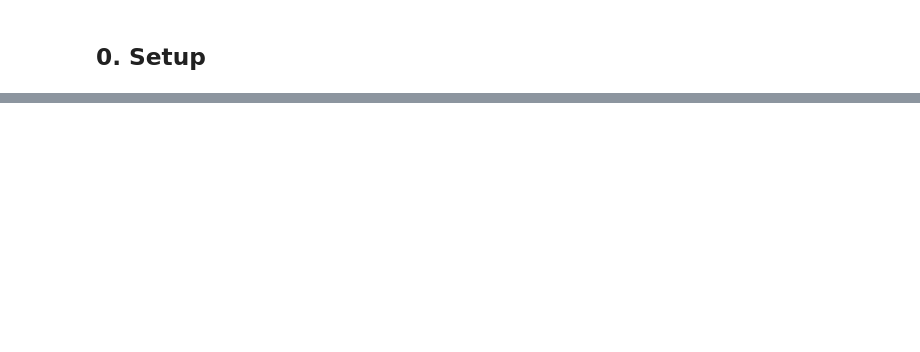
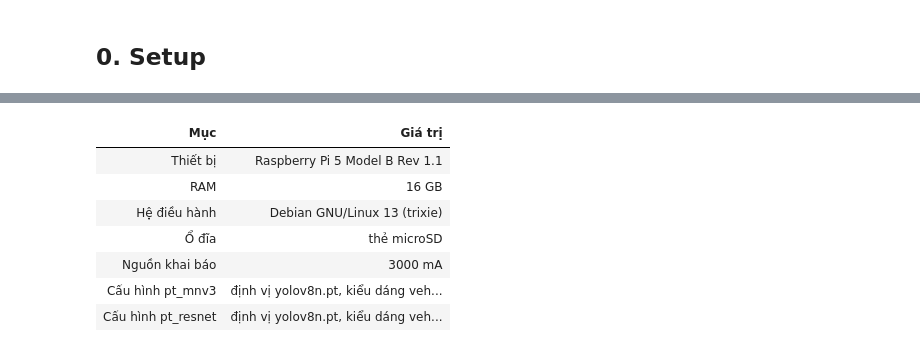
Before and after one commit to UIT-DoAnCuoiKi/UIT2026-DoAnCuoiKi, a Jupyter notebook: src/ml/notebooks/benchmark-raspberry-pi5.ipynb, the cells around one changed output, grey strips where cells are left out. Saved outputs shown, nothing was run; the diff lists cells and outputs as text; code cells hidden in the pictures; blank space fills up the shorter version.

```diff
--- a/src/ml/notebooks/benchmark-raspberry-pi5.ipynb
+++ b/src/ml/notebooks/benchmark-raspberry-pi5.ipynb
@@ -725,0 +15,27 @@ khi backend, portal và camera chạy cùng lúc; chưa thử lượng tử hoá
+# %%
+import re
+from pathlib import Path
+
+import matplotlib.pyplot as plt
+import numpy as np
+import pandas as pd
+from IPython.display import Markdown, display
+
+REPO_ROOT = Path.cwd().resolve().parents[2] if Path.cwd().name == "notebooks" else Path.cwd()
+EXP = REPO_ROOT / "src" / "ml" / "experiments"
+ANH, API, DEV, MA_TRAN = EXP / "pi5_anh_that", EXP / "pi5_do_tre_api", EXP / "anh_that_dev", EXP / "pi5"
+FIG_DIR = REPO_ROOT / "docs" / "report" / "figures"
+
+CAU_HINH = {"pt_mnv3": "MobileNetV3-Small", "pt_resnet": "ResNet18"}
+MAU = {"pt_mnv3": "#009E73", "pt_resnet": "#0072B2"}
+NHOM = {"o_to": "ô tô", "xe_may": "xe máy"}
+
+plt.rcParams.update({"axes.spines.top": False, "axes.spines.right": False, "axes.grid": True,
+                     "grid.alpha": 0.25, "axes.axisbelow": True, "font.size": 10})
+
+
+def so_vn(x, n=1):
+    return f"{x:,.{n}f}".replace(",", "_").replace(".", ",").replace("_", ".")
+
+
+anh = {ch: pd.read_csv(ANH / f"{ch}.csv") for ch in CAU_HINH}
@@ -725,0 +76,19 @@ khi backend, portal và camera chạy cùng lúc; chưa thử lượng tử hoá
+# %%
+may_do = dict(d.split(": ", 1) for d in (MA_TRAN / "may_do.txt").read_text(encoding="utf-8").splitlines() if ": " in d)
+dau_log = {ch: dict(re.findall(r"^\s*(Định vị xe|Kiểu dáng xe|ML_INTRAOP_THREADS)\s*[:=]\s*(\S+)",
+                                (ANH / f"{ch}.log").read_text(encoding="utf-8"), re.M)) for ch in CAU_HINH}
+display(pd.DataFrame([
+    ("Thiết bị", may_do["model"]), ("RAM", f"{int(may_do['ram_mb']) / 1024:.0f} GB"),
+    ("Hệ điều hành", may_do["he_dieu_hanh"]), ("Ổ đĩa", "thẻ microSD"), ("Nguồn khai báo", f"{may_do['nguon_max_ma']} mA"),
+    *[(f"Cấu hình {ch}", f"định vị {v['Định vị xe']}, kiểu dáng {v['Kiểu dáng xe']}, {v['ML_INTRAOP_THREADS']} luồng")
+      for ch, v in dau_log.items()],
+], columns=["Mục", "Giá trị"]).style.hide(axis="index"))
+# %% [output]
+| Mục | Giá trị |
+| Thiết bị | Raspberry Pi 5 Model B Rev 1.1 |
+| RAM | 16 GB |
+| Hệ điều hành | Debian GNU/Linux 13 (trixie) |
+| Ổ đĩa | thẻ microSD |
+| Nguồn khai báo | 3000 mA |
+| Cấu hình pt_mnv3 | định vị yolov8n.pt, kiểu dáng veh... |
+| Cấu hình pt_resnet | định vị yolov8n.pt, kiểu dáng veh... |
```
Also changed, not shown: parts of 52 cells of this notebook, 28 other files.
